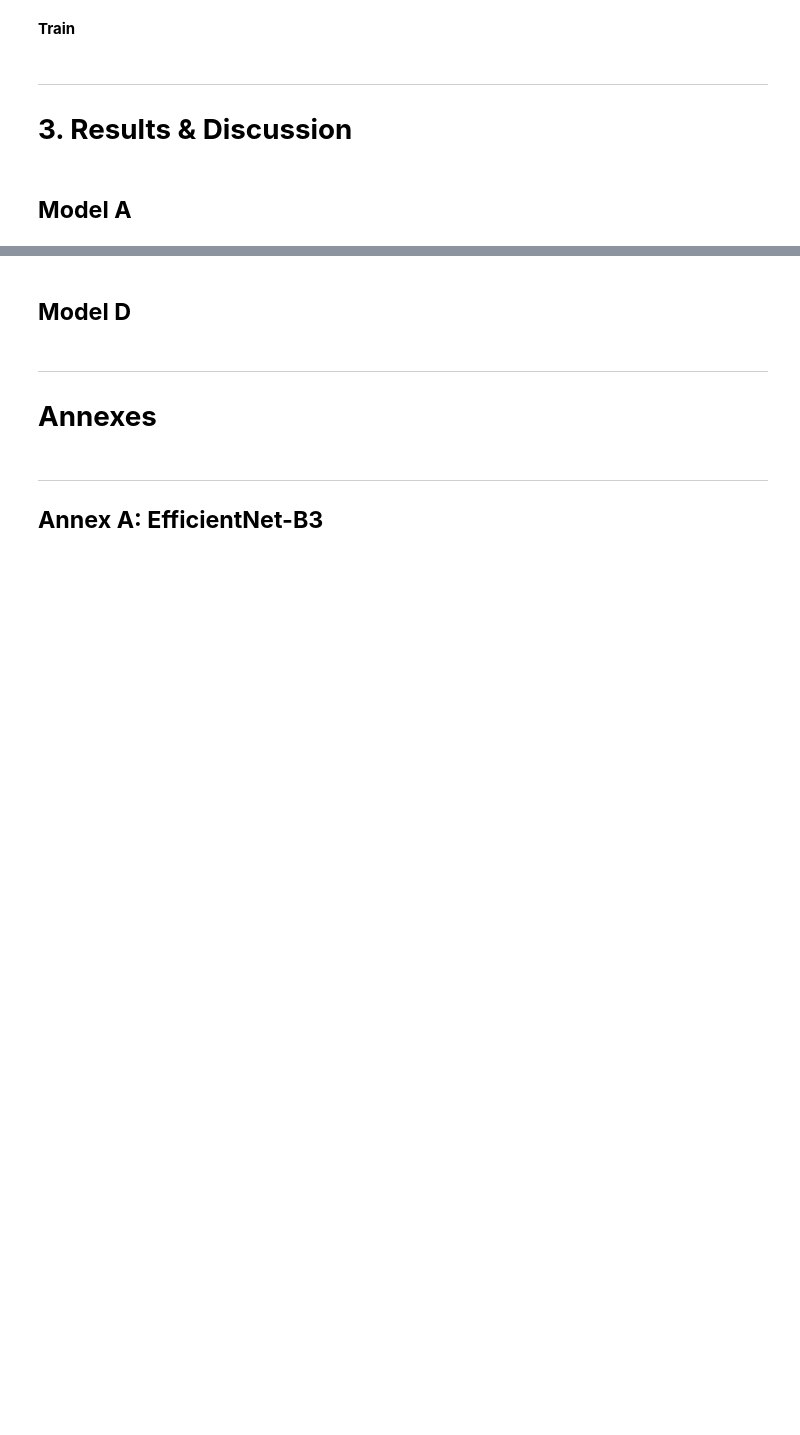
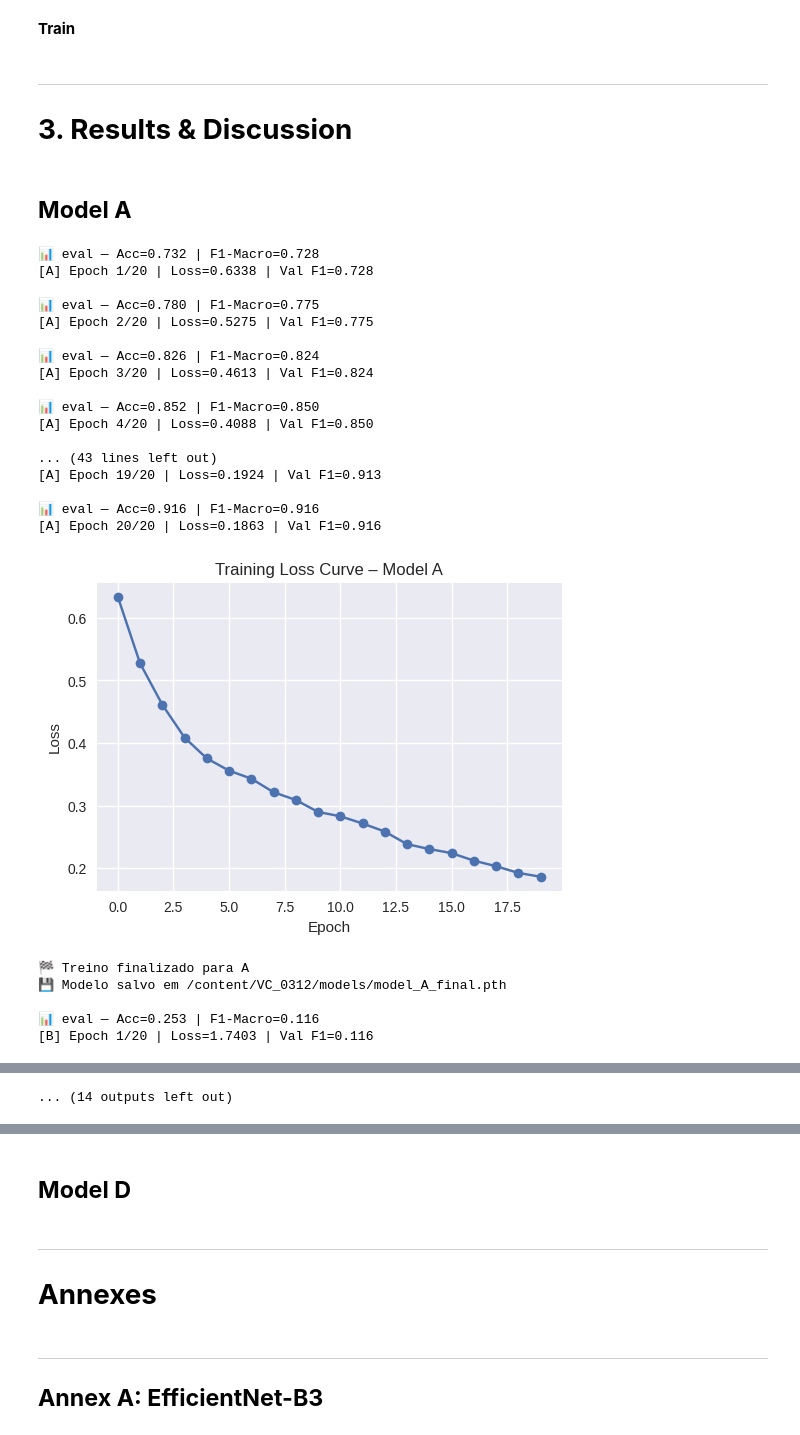
Before and after one commit to FM11pp3/VC_0312, a Jupyter notebook: [Final Version] [M.EGI026] Assignment 2.ipynb, the cells around one changed output, grey strips where cells are left out. Drawn from its saved outputs; the diff is of its cells as text; code cells hidden in the pictures; blank space fills up the shorter version.

```diff
--- a/[Final Version] [M.EGI026] Assignment 2.ipynb
+++ b/[Final Version] [M.EGI026] Assignment 2.ipynb
@@ -967,13 +978,6 @@ This function implements the full training loop used across experiments. Key fea
 Call this with the appropriate `df`, `num_classes` and `model_key` (A/B/C) to train and
 save the best model according to validation F1.
 # %%
-"""
-This script defines a training loop for a CNN model using PyTorch.
-It includes data loading, model initialization, loss function selection (Focal Loss or BCE),
-optimizer setup, and evaluation metrics calculation.
-The training process includes early stopping based on validation F1 score and saves the best model.
-"""
-# English only
 def train_model(
     df,
     num_classes,
@@ -992,7 +996,7 @@ def train_model(
     )
 
     # Loaders (without sampler, using Focal Loss)
-    train_loader = make_loader(tr, train_transform, batch_size=128, shuffle=True)
+    train_loader = make_loader(tr, train_transform, batch_size=128)
     val_loader   = make_loader(val, test_transform, batch_size=128)
 
     # Model
@@ -1596,6 +1600,30 @@ dfA = make_dataset_A(full_train_df)
 dfB = make_dataset_B(full_train_df)
 dfC = make_dataset_C(full_train_df)
 # %%
-kA = run_kfold(dfA, "A", 1, k=5, epochs=20, patience=4)
-kB = run_kfold(dfB, "B", len(classes_map_B), k=5, epochs=20, patience=4)
-kC = run_kfold(dfC, "C", len(classes_map), k=5, epochs=20, patience=4)
+pathA, lossA = train_model(dfA, num_classes=1, model_key="A", model_name="model_A_final", epochs=20, patience=4)
+pathB, lossB = train_model(dfB, num_classes=len(classes_map_B), model_key="B", model_name="model_B_final", epochs=20, patience=4)
+pathC, lossC = train_model(dfC, num_classes=len(classes_map), model_key="C", model_name="model_C_final", epochs=20, patience=4)
+# %% [output]
+📊 eval — Acc=0.732 | F1-Macro=0.728
+[A] Epoch 1/20 | Loss=0.6338 | Val F1=0.728
+
+📊 eval — Acc=0.780 | F1-Macro=0.775
+[A] Epoch 2/20 | Loss=0.5275 | Val F1=0.775
+
+📊 eval — Acc=0.826 | F1-Macro=0.824
+[A] Epoch 3/20 | Loss=0.4613 | Val F1=0.824
+
+📊 eval — Acc=0.852 | F1-Macro=0.850
+[A] Epoch 4/20 | Loss=0.4088 | Val F1=0.850
+
+... (43 lines left out)
+[A] Epoch 19/20 | Loss=0.1924 | Val F1=0.913
+
+📊 eval — Acc=0.916 | F1-Macro=0.916
+[A] Epoch 20/20 | Loss=0.1863 | Val F1=0.916
+[figure, added]
+🏁 Treino finalizado para A
+💾 Modelo salvo em /content/VC_0312/models/model_A_final.pth
+
+📊 eval — Acc=0.253 | F1-Macro=0.116
+[B] Epoch 1/20 | Loss=1.7403 | Val F1=0.116
@@ -1601,0 +1648 @@ kC = run_kfold(dfC, "C", len(classes_map), k=5, epochs=20, patience=4)
+... (14 outputs left out)
```
Also changed, not shown: parts of 10 cells of this notebook.
